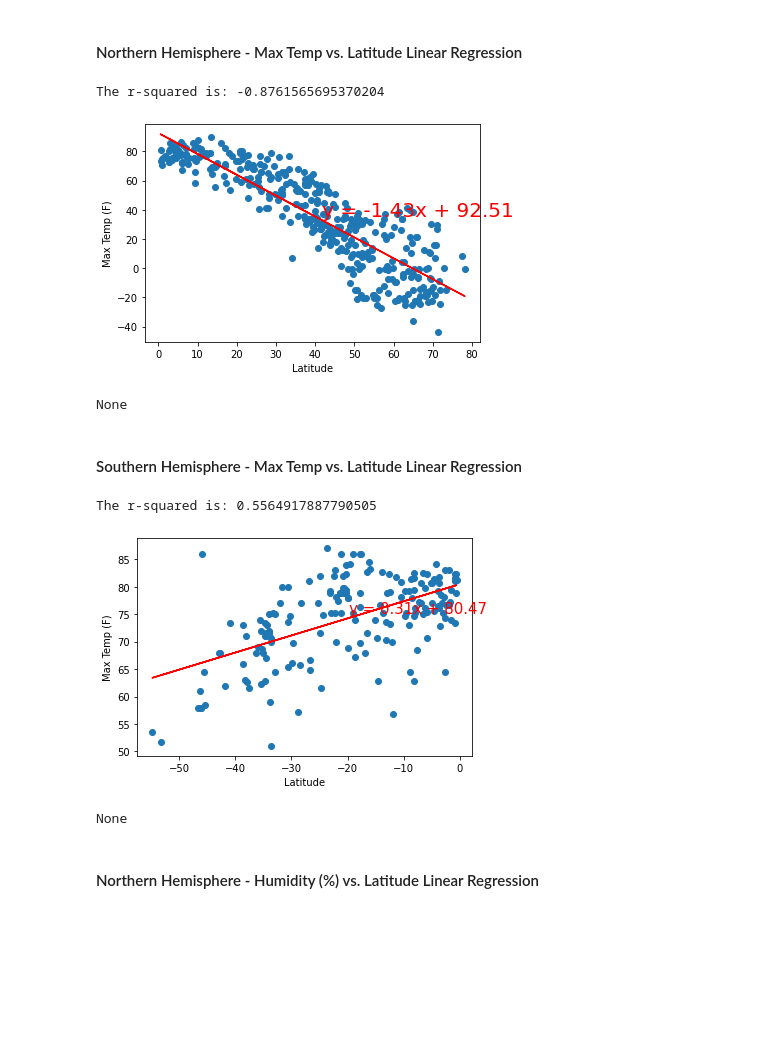
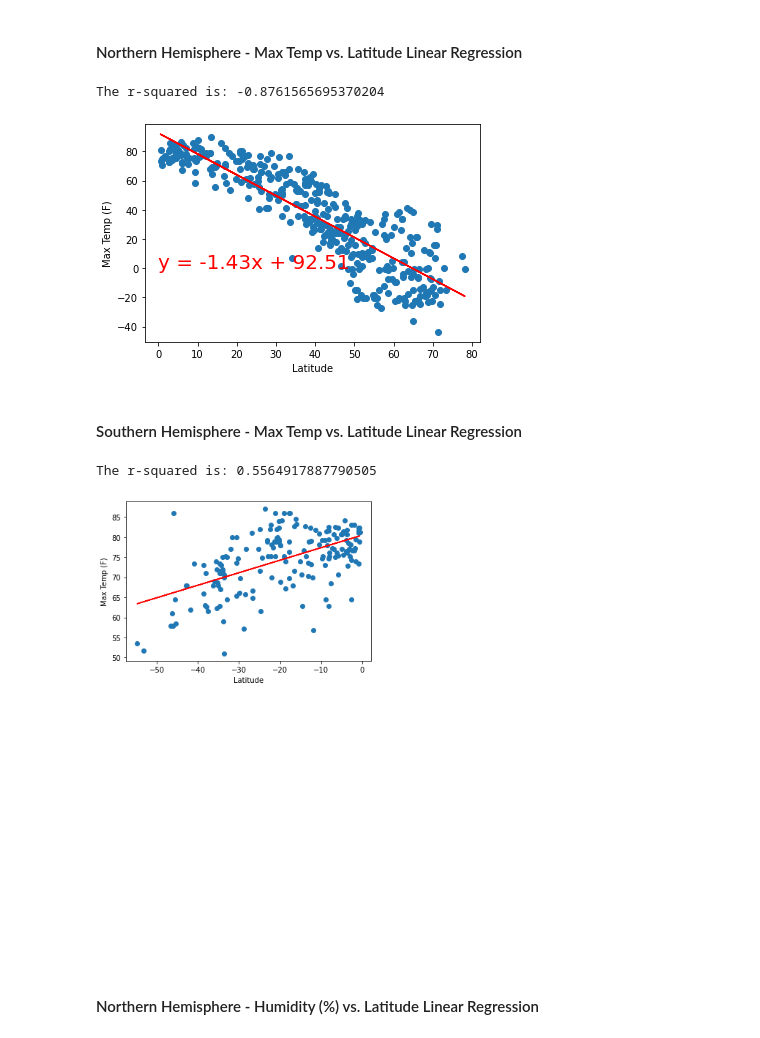
Before and after one commit to emersonmolett/python-api-challenge, a Jupyter notebook: WeatherPy/WeatherPy.ipynb, the cells around one changed output. Saved outputs shown, nothing was run; the diff lists cells and outputs as text; code cells hidden in the pictures; blank space fills up the shorter version.

```diff
--- a/WeatherPy/WeatherPy.ipynb
+++ b/WeatherPy/WeatherPy.ipynb
@@ -147,0 +142,3 @@ NameError: name 'city_dataframe' is not defined
+# %%
+city_dataframe = pd.read_csv("city_dataframe.csv")
+city_dataframe
@@ -213,13 +247,13 @@ plt.show
 # %% [markdown]
 ## Linear Regression
 # %%
-def linear_reg_plot(x_values,y_values):
+def linear_reg_plot(x_values,y_values, textcoords):
     (slope, intercept, rvalue, pvalue, stderr) = linregress(x_values, y_values)
     regress_values = x_values * slope + intercept
     line_eq = "y = " + str(round(slope,2)) + "x + " + str(round(intercept,2))
     plt.scatter(x_values,y_values)
     plt.plot(x_values,regress_values,"r-")
-    plt.annotate(line_eq,(x_values.median(),y_values.median()),fontsize=20,color="red")
+    plt.annotate(line_eq,textcoords,fontsize=20,color="red",)
     plt.xlabel("Latitude")
     print(f"The r-squared is: {rvalue}")
     plt.show()
@@ -228,13 +262,12 @@ def linear_reg_plot(x_values,y_values):
 # %%
 northern_hemisphere = city_dataframe.loc[city_dataframe["Lat"] > 0]
 x_values = northern_hemisphere["Lat"]
 y_values = northern_hemisphere["Max Temp"]
 plt.ylabel("Max Temp (F)")
-print(linear_reg_plot(x_values,y_values))
+linear_reg_plot(x_values,y_values, (0,0))
 # %% [output]
 The r-squared is: -0.8761565695370204
-[figure, old version]
+[figure, new version]
-None
 # %% [markdown]
 ####  Southern Hemisphere - Max Temp vs. Latitude Linear Regression
 # %%
@@ -242,11 +275,10 @@ Southern_hemisphere = city_dataframe.loc[city_dataframe["Lat"]<0]
 x_values = Southern_hemisphere["Lat"]
 y_values = Southern_hemisphere["Max Temp"]
 plt.ylabel("Max Temp (F)")
-print(linear_reg_plot(x_values,y_values))
+linear_reg_plot(x_values,y_values, (55,-22))
 # %% [output]
 The r-squared is: 0.5564917887790505
-[figure, old version]
+[figure, new version]
-None
 # %% [markdown]
 ####  Northern Hemisphere - Humidity (%) vs. Latitude Linear Regression
 # %%
```
Also changed, not shown: parts of 5 cells of this notebook, 1 other file.
